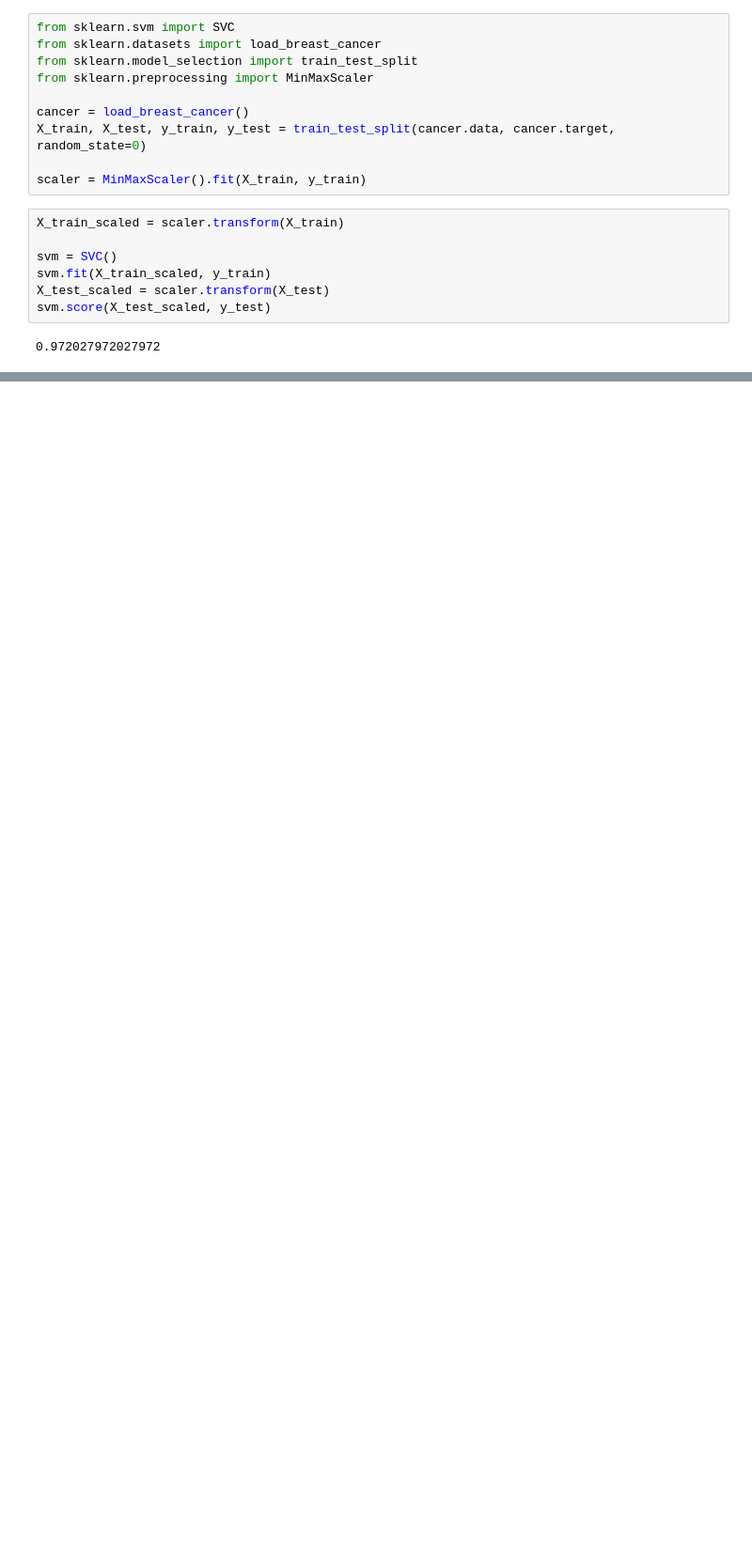
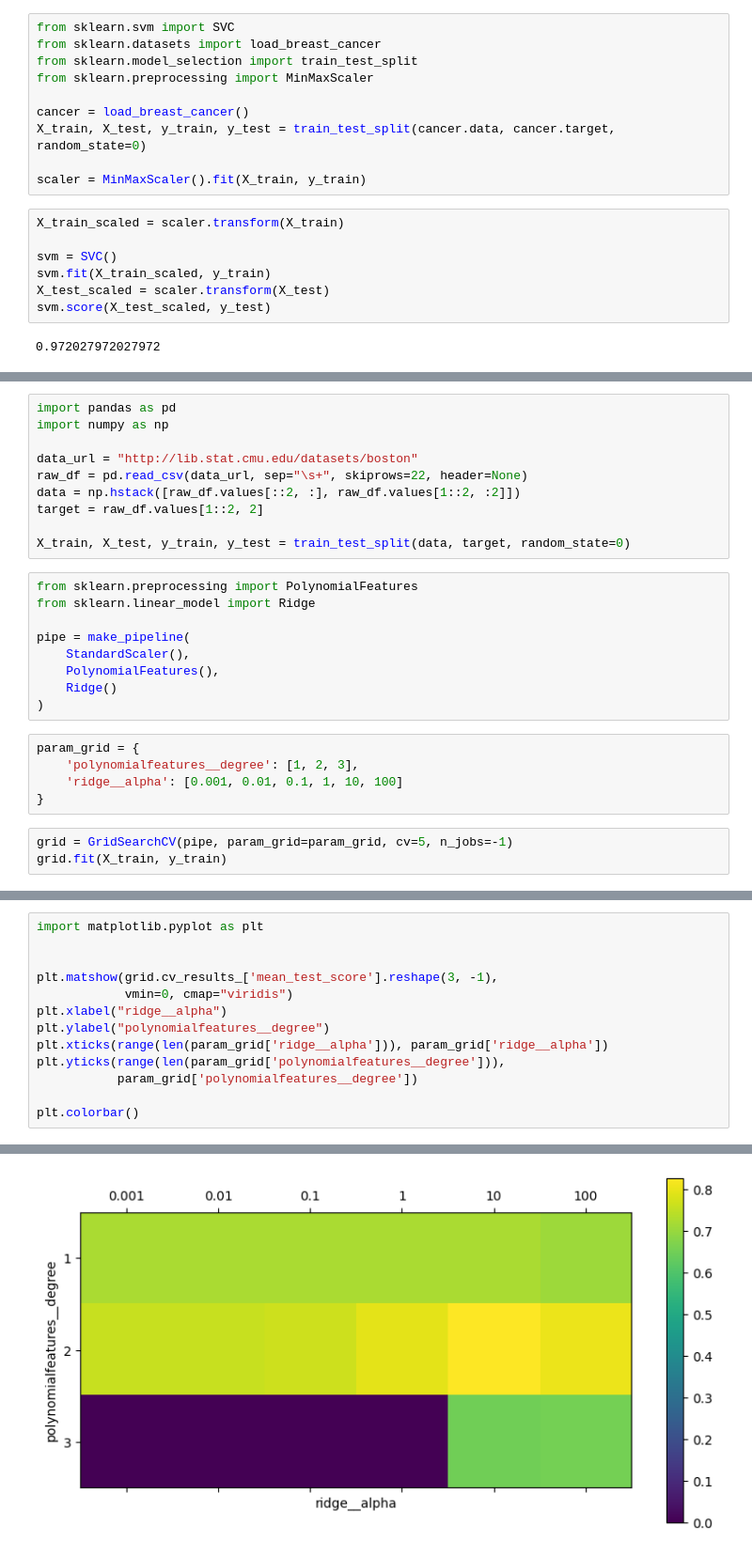
Before and after one commit to y-nagayoshi/machine-learning-starting-with-Python, a Jupyter notebook: 6章_アルゴリズムチェーンとパイプライン.ipynb, the cells around one changed output, grey strips where cells are left out. Shown at 94% size. Cells and saved outputs as stored; diff of their text form; blank space fills up the shorter version.

```diff
--- a/6章_アルゴリズムチェーンとパイプライン.ipynb
+++ b/6章_アルゴリズムチェーンとパイプライン.ipynb
@@ -21,0 +109,27 @@ svm.score(X_test_scaled, y_test)
+# %%
+import pandas as pd
+import numpy as np
+
+data_url = "http://lib.stat.cmu.edu/datasets/boston"
+raw_df = pd.read_csv(data_url, sep="\s+", skiprows=22, header=None)
+data = np.hstack([raw_df.values[::2, :], raw_df.values[1::2, :2]])
+target = raw_df.values[1::2, 2]
+
+X_train, X_test, y_train, y_test = train_test_split(data, target, random_state=0)
+# %%
+from sklearn.preprocessing import PolynomialFeatures
+from sklearn.linear_model import Ridge
+
+pipe = make_pipeline(
+    StandardScaler(),
+    PolynomialFeatures(),
+    Ridge()
+)
+# %%
+param_grid = {
+    'polynomialfeatures__degree': [1, 2, 3],
+    'ridge__alpha': [0.001, 0.01, 0.1, 1, 10, 100]
+}
+# %%
+grid = GridSearchCV(pipe, param_grid=param_grid, cv=5, n_jobs=-1)
+grid.fit(X_train, y_train)
@@ -21,0 +145,14 @@ svm.score(X_test_scaled, y_test)
+# %%
+import matplotlib.pyplot as plt
+
+
+plt.matshow(grid.cv_results_['mean_test_score'].reshape(3, -1),
+            vmin=0, cmap="viridis")
+plt.xlabel("ridge__alpha")
+plt.ylabel("polynomialfeatures__degree")
+plt.xticks(range(len(param_grid['ridge__alpha'])), param_grid['ridge__alpha'])
+plt.yticks(range(len(param_grid['polynomialfeatures__degree'])),
+           param_grid['polynomialfeatures__degree'])
+
+plt.colorbar()
+# %% [output]
@@ -21,0 +160 @@ svm.score(X_test_scaled, y_test)
+[figure, added]
```
Also changed, not shown: parts of 19 cells of this notebook.
